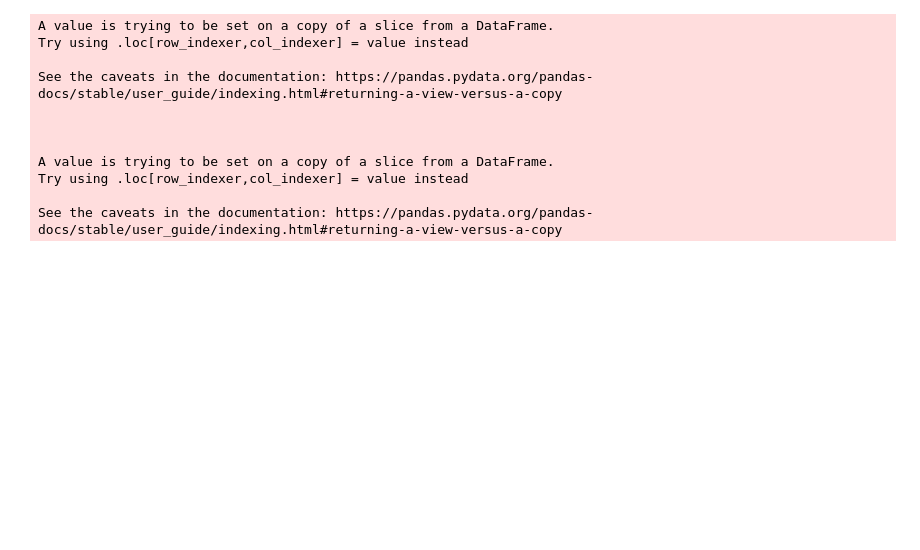
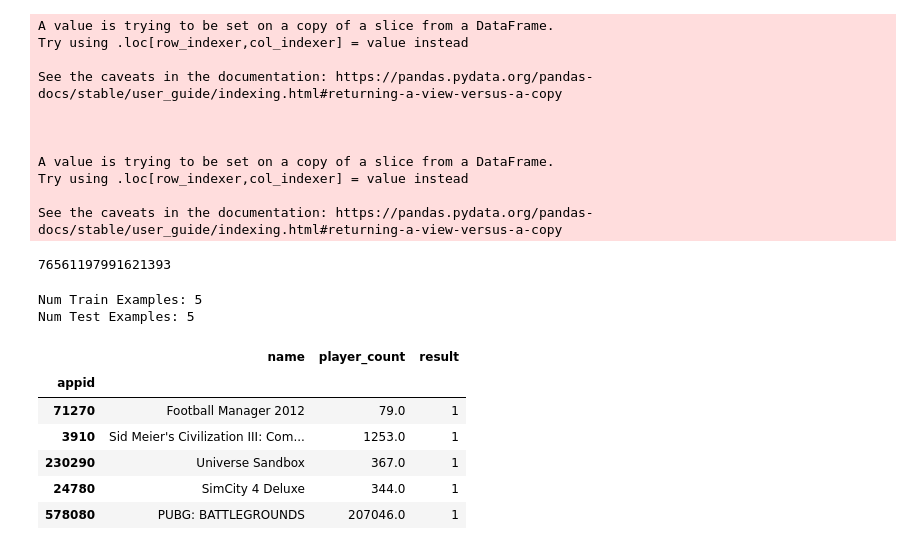
Before and after one commit to brownjrr/llm_steam_bot, a Jupyter notebook: src/recommender/explore_offline_eval_results.ipynb, the cells around one changed output. Cells and saved outputs as stored; diff of their text form; code cells hidden in the pictures; blank space fills up the shorter version.

```diff
--- a/src/recommender/explore_offline_eval_results.ipynb
+++ b/src/recommender/explore_offline_eval_results.ipynb
@@ -241,3 +244,76 @@ A value is trying to be set on a copy of a slice from a DataFrame.
 Try using .loc[row_indexer,col_indexer] = value instead
 
 See the caveats in the documentation: https://pandas.pydata.org/pandas-docs/stable/user_guide/indexing.html#returning-a-view-versus-a-copy
+# %%
+import json
+
+def get_train_test(verbose=False):
+    with open("../../data/offline_evaluation/train.json", "r") as f:
+        train_set = json.load(f)
+
+    with open("../../data/offline_evaluation/test.json", "r") as f:
+        test_set = json.load(f)
+
+    # remove users from train and test set
+    # (removing those without a sample in train or test)
+    del_keys  = []
+    for key in train_set:
+        user = key
+        num_games_train = len(train_set[key])
+        num_games_test = len(test_set[key])
+
+        if num_games_train==0 or num_games_test==0: # ignore these users
+            if verbose: print(f"Deleting user ({user}):\n\t{num_games_train} games in the train set\n\t{num_games_test} games in the test set")
+            del_keys.append(key)
+
+    for key in del_keys:
+        del train_set[key]
+        del test_set[key]
+
+    return train_set, test_set
+# %%
+# user
+"""
+Collaborative Model Results For user:
+        appid                        name     score
+    0  599390          Battle for Wesnoth  0.424866
+    1  271590   Grand Theft Auto V Legacy  0.391422
+    2  719890           Beasts of Bermuda  0.382591
+    3  378120       Football Manager 2016  0.381385
+    4    8930  Sid Meier's Civilization V  0.359771
+
+    - hit: True, precision@k: 0.2, recall@k: 0.2, NDCG@K: 0.38653, MRR: 0.2
+
+Hybrid Model Results For user:
+rec_df:
+        appid                         name     score
+    0  599390           Battle for Wesnoth  0.424866
+    1  271590    Grand Theft Auto V Legacy  0.391422
+    2  719890            Beasts of Bermuda  0.382591
+    3    8930  Sid Meier's Civilization® V  0.359771
+    4     730             Counter-Strike 2  0.355516
+
+    - hit: True, precision@k: 0.4, recall@k: 0.4, NDCG@K: 0.5012658, MRR:
+"""
+# %% [output]
+76561197991621393
+# %%
+train, test = get_train_test()
+print(f"Num Train Examples: {len(train[str(user)])}")
+print(f"Num Test Examples: {len(test[str(user)])}")
+# %% [output]
+Num Train Examples: 5
+Num Test Examples: 5
+# %%
+temp_game_df = pd.read_csv("../../data/game_player_cnt_ranked_top_1k.csv")
+# %%
+sorted_train_games = sorted([(i, train[str(user)][i]) for i in train[str(user)]], key=lambda x: x[1], reverse=True)
+temp_game_df.set_index("appid").loc[[int(i[0]) for i in sorted_train_games]]
+# %% [output]
+|  | name | player_count | result |
+| appid |  |  |  |
+| 71270 | Football Manager 2012 | 79.0 | 1 |
+| 3910 | Sid Meier's Civilization III: Com... | 1253.0 | 1 |
+| 230290 | Universe Sandbox | 367.0 | 1 |
+| 24780 | SimCity 4 Deluxe | 344.0 | 1 |
+| 578080 | PUBG: BATTLEGROUNDS | 207046.0 | 1 |
```
Also changed, not shown: parts of 8 cells of this notebook.
